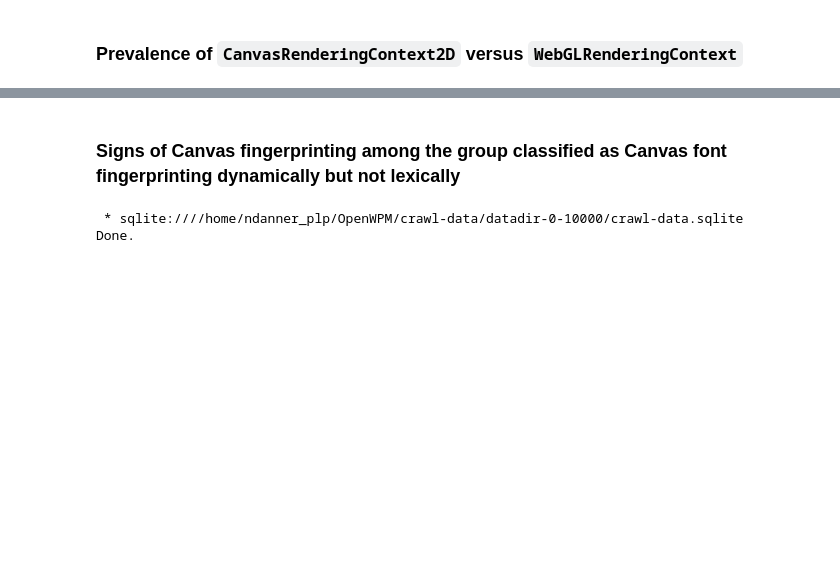
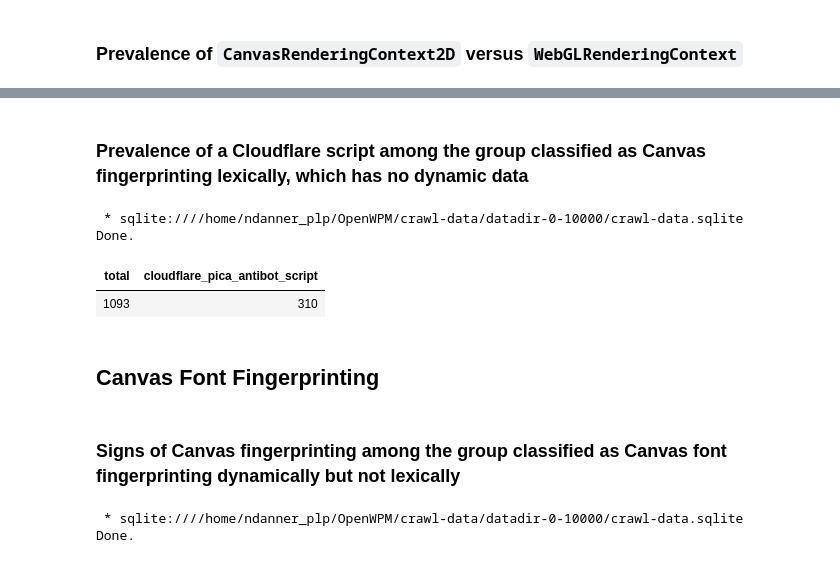
Before and after one commit to tim-stephenson/OpenWPM-Data-Analytics, a Jupyter notebook: notebooks/results.ipynb, the cells around one changed output, grey strips where cells are left out. Saved outputs shown, nothing was run; the diff lists cells and outputs as text; code cells hidden in the pictures; blank space fills up the shorter version.

```diff
--- a/notebooks/results.ipynb
+++ b/notebooks/results.ipynb
@@ -79,3 +100,30 @@ Done.
+# %% [markdown]
+### Prevalence of a Cloudflare script among the group classified as Canvas fingerprinting lexically, which has no dynamic data
+# %%
+%%sql
+WITH domain AS(
+    SELECT visit_id, script_url
+    FROM analysis_results
+    WHERE Canvas_Basic_Dynamic IS NULL AND Canvas_Basic_Static = True
+),
+total AS(
+    SELECT COUNT(*) AS total
+    FROM domain
+),
+b AS(
+    SELECT COUNT(*) AS cloudflare_pica_antibot_script
+    FROM domain
+    WHERE script_url LIKE "%cdn-cgi/challenge-platform/_/_/scripts/pica.js"
+)
+SELECT *
+FROM total, b
+# %% [output]
+ * sqlite:////home/ndanner_plp/OpenWPM/crawl-data/datadir-0-10000/crawl-data.sqlite
+Done.
+| total | cloudflare_pica_antibot_script |
+| 1093 | 310 |
+# %% [markdown]
+## Canvas Font Fingerprinting
 # %% [markdown]
 ### Signs of Canvas fingerprinting among the group classified as Canvas font fingerprinting dynamically but not lexically
 # %%
```
Also changed, not shown: parts of 8 cells of this notebook, 1 other file.
